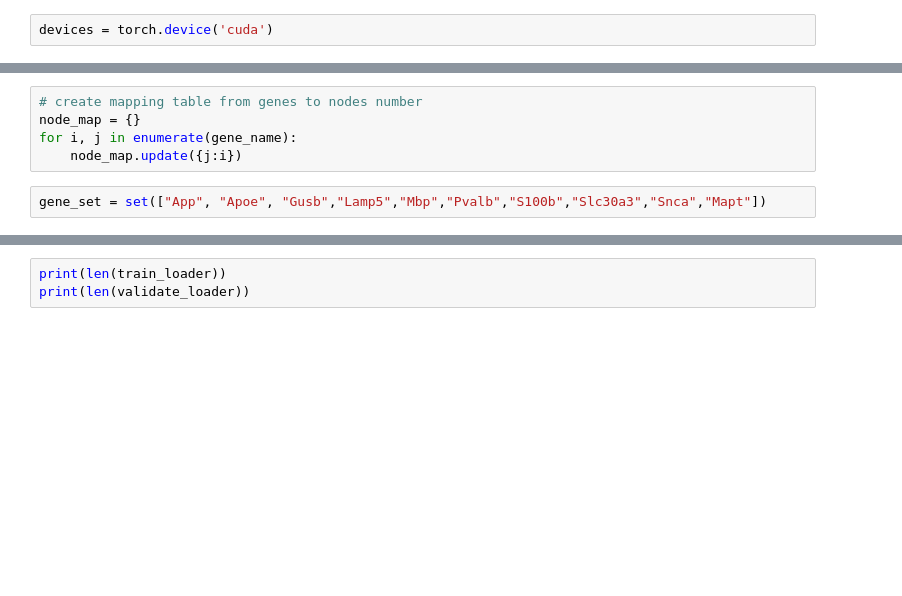
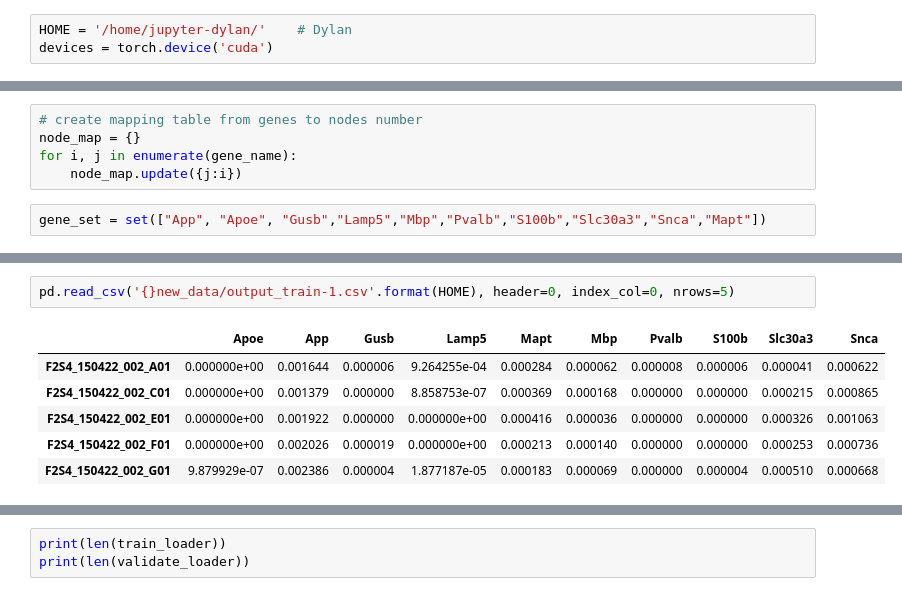
Before and after one commit to amansie/deep_learning_final_project, a Jupyter notebook: GCN_gene_inference_v2.ipynb, the cells around one changed output, grey strips where cells are left out. Saved outputs shown, nothing was run; the diff lists cells and outputs as text; blank space fills up the shorter version.

```diff
--- a/GCN_gene_inference_v2.ipynb
+++ b/GCN_gene_inference_v2.ipynb
@@ -6,4 +8,5 @@ from gene_inference import data_loader, GCNInferenceNetwork,
 # %%
+HOME = '/home/jupyter-dylan/'    # Dylan
 devices = torch.device('cuda')
 # %% [markdown]
 ## Load data
@@ -24,2 +55,11 @@ edge_list.size()
+# %%
+pd.read_csv('{}new_data/output_train-1.csv'.format(HOME), header=0, index_col=0, nrows=5)
+# %% [output]
+|  | Apoe | App | Gusb | Lamp5 | Mapt | Mbp | Pvalb | S100b | Slc30a3 | Snca |
+| F2S4_150422_002_A01 | 0.000000e+00 | 0.001644 | 0.000006 | 9.264255e-04 | 0.000284 | 0.000062 | 0.000008 | 0.000006 | 0.000041 | 0.000622 |
+| F2S4_150422_002_C01 | 0.000000e+00 | 0.001379 | 0.000000 | 8.858753e-07 | 0.000369 | 0.000168 | 0.000000 | 0.000000 | 0.000215 | 0.000865 |
+| F2S4_150422_002_E01 | 0.000000e+00 | 0.001922 | 0.000000 | 0.000000e+00 | 0.000416 | 0.000036 | 0.000000 | 0.000000 | 0.000326 | 0.001063 |
+| F2S4_150422_002_F01 | 0.000000e+00 | 0.002026 | 0.000019 | 0.000000e+00 | 0.000213 | 0.000140 | 0.000000 | 0.000000 | 0.000253 | 0.000736 |
+| F2S4_150422_002_G01 | 9.879929e-07 | 0.002386 | 0.000004 | 1.877187e-05 | 0.000183 | 0.000069 | 0.000000 | 0.000004 | 0.000510 | 0.000668 |
 # %%
 # load training data
```
Also changed, not shown: parts of 7 cells of this notebook.
